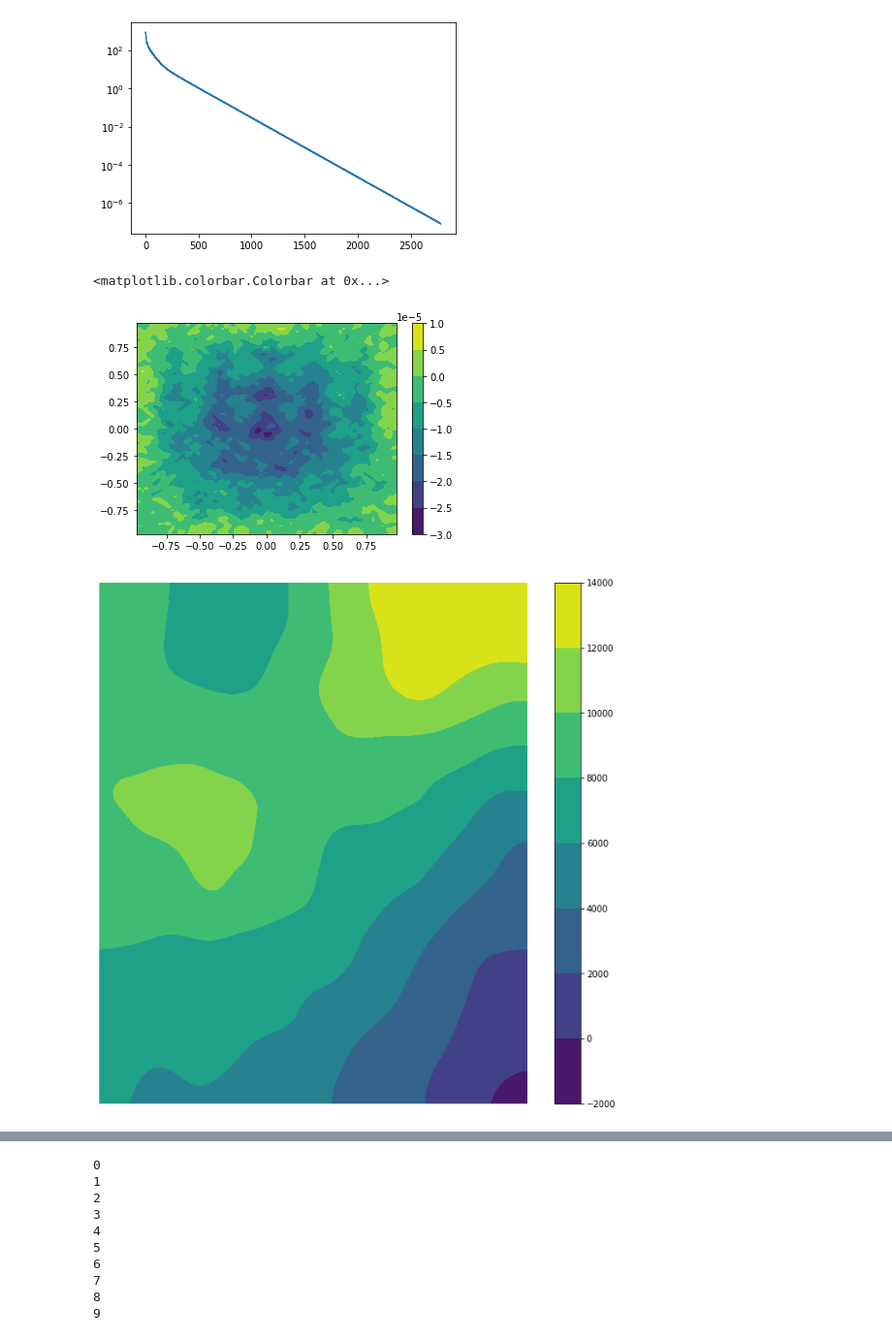
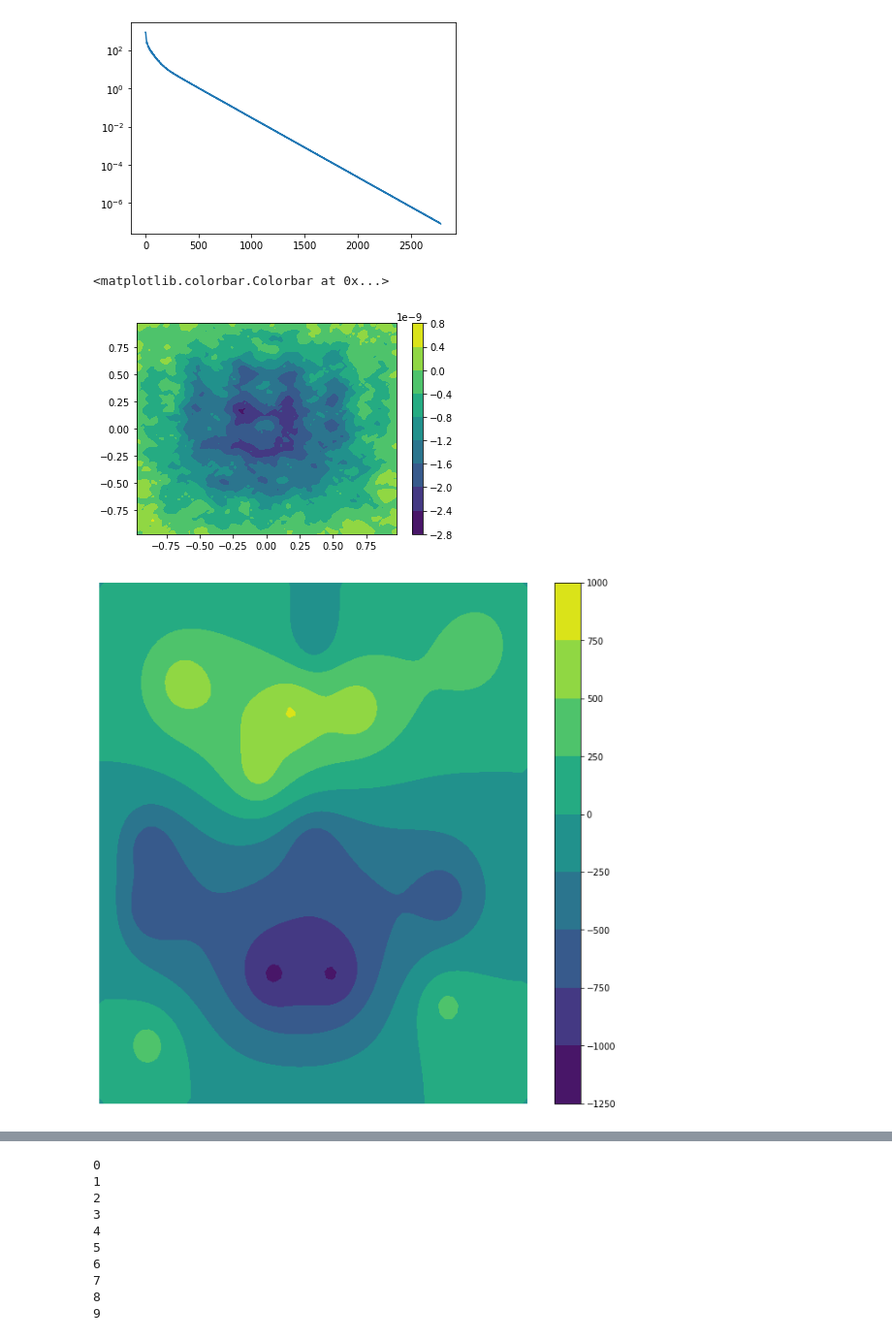
Before and after one commit to ML4FnP/GMRES-Learning, a Jupyter notebook: Particle Sim.ipynb, the cells around one changed output, grey strips where cells are left out. Shown at 97% size. Drawn from its saved outputs; the diff is of its cells as text; code cells hidden in the pictures.

```diff
--- a/Particle Sim.ipynb
+++ b/Particle Sim.ipynb
@@ -39,9 +41,10 @@ Area = (dx*(dim-1))**2
 
 # Create 2D laplace opertor as a stencil opertor for a N-cell 2D grid
 # Can be found in linop.py in src_di
-@njit(nogil=True)
-def A_numba(x):
-    return laplace_2d_extrap(x)
+# @njit(nogil=True)
+# def A_numba(x):
+#     return laplace_2d_extrap(x)
+A = laplace_2d_extrap
 AType = '2D Laplacian'
 
 # Total number of steps in simulation
@@ -67,7 +70,7 @@ def time_step(mot, dt, dx, X, Y, p_0, v_0, p_lo, p_hi, charge, sigma):
     for i in range(1, len(charge)):
         b += particle(X, Y, *p_0[i, :], charge[i], sigma)
 
-    Out = GMRES_numba(A_numba, b, x0, e, nmax_iter, restart, True)
+    Out = GMRES(A, b, x0, e, nmax_iter, restart, True)
     phi = Out[-1]
     # this is pretty powerful: https://numpy.org/doc/stable/reference/generated/numpy.gradient.html
     phi_x, phi_y = np.gradient(phi)
@@ -276,5 +279,5 @@ axis("off");
 # %% [output]
 [figure]
 # %%
-Out = GMRES_numba(A_numba, b_1, np.ones_like(phi), e, nmax_iter, restart, True)
+Out = GMRES(A, b_1, np.ones_like(phi), e, nmax_iter, restart, True)
 # %%
@@ -283,18 +286,18 @@ semilogy(resid(A_numba, Out, b_1))
 [<matplotlib.lines.Line2D at 0x...>]
 [figure]
 # %%
-cp = contourf(X, Y, A_numba(Out[-1]) - b_1)
+cp = contourf(X, Y, A(Out[-1]) - b_1)
 colorbar(cp)
 # %% [output]
 <matplotlib.colorbar.Colorbar at 0x...>
-[figure, old version]
+[figure, new version]
 # %%
 subplots(figsize=(11, 11))
 cp = contourf(X, Y, phi)
 colorbar(cp)
 axis("off");
 # %% [output]
-[figure, old version]
+[figure, new version]
 # %%
 subplots(figsize=(11, 11))
 # quiver(Y, X, phi_x, phi_y, scale_units='xy', scale=2e3)
```
Also changed, not shown: parts of 10 cells of this notebook, 2 other files.
